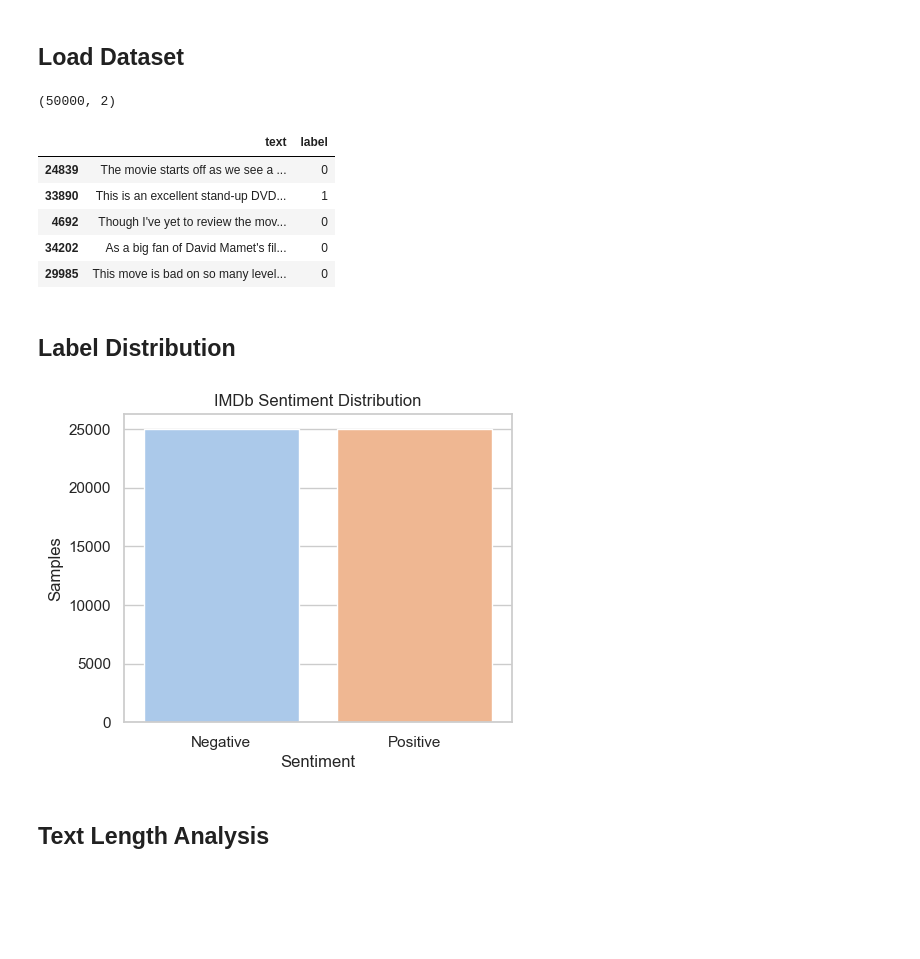
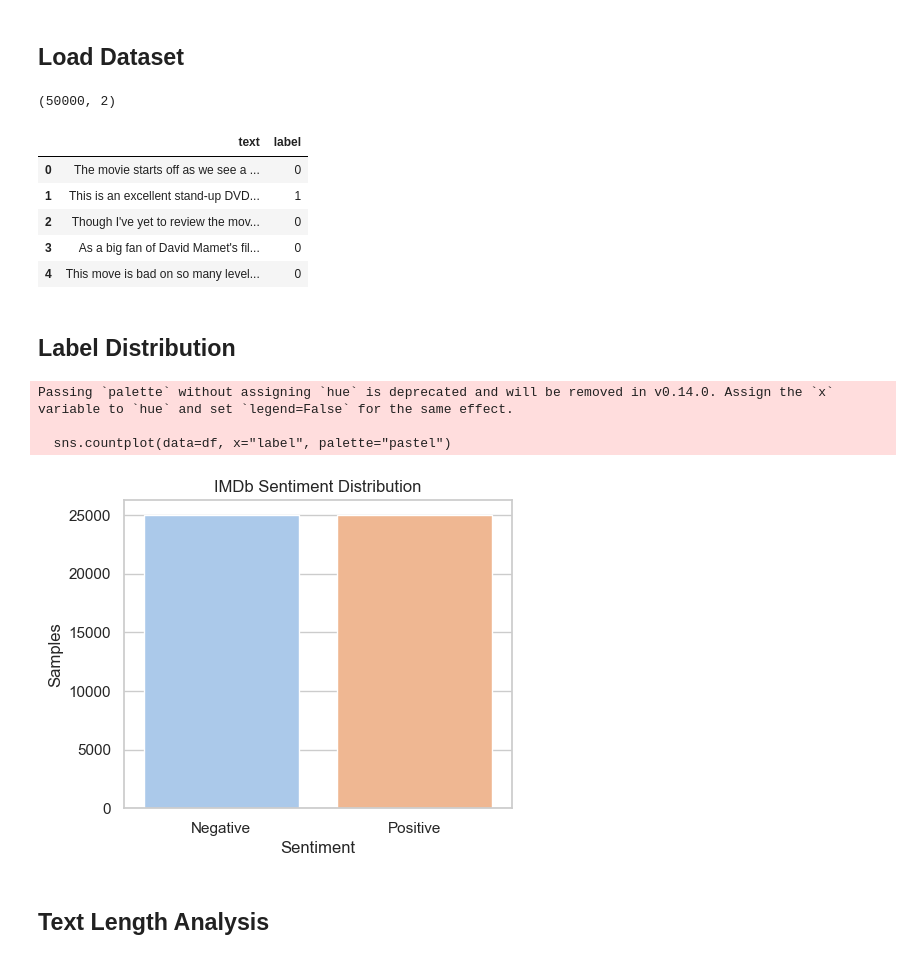
Before and after one commit to naghamo/deltaf1-hybrid-active-learning, a Jupyter notebook: eda_preprocessing/02_imdb_eda.ipynb, the cells around one changed output. Saved outputs shown, nothing was run; the diff lists cells and outputs as text; code cells hidden in the pictures; blank space fills up the shorter version.

```diff
--- a/eda_preprocessing/02_imdb_eda.ipynb
+++ b/eda_preprocessing/02_imdb_eda.ipynb
@@ -9,18 +9,19 @@ sns.set(style="whitegrid")
 # %% [markdown]
 ## Load Dataset
 # %%
-df_train, df_val, df_test = load_imdb()
+_,(df_train, df_val, df_test) = load_imdb()
+
 df = pd.concat([df_train, df_val, df_test])
 print(df.shape)
 df.head()
 # %% [output]
 (50000, 2)
 |  | text | label |
-| 24839 | The movie starts off as we see a ... | 0 |
-| 33890 | This is an excellent stand-up DVD... | 1 |
-| 4692 | Though I've yet to review the mov... | 0 |
-| 34202 | As a big fan of David Mamet's fil... | 0 |
-| 29985 | This move is bad on so many level... | 0 |
+| 0 | The movie starts off as we see a ... | 0 |
+| 1 | This is an excellent stand-up DVD... | 1 |
+| 2 | Though I've yet to review the mov... | 0 |
+| 3 | As a big fan of David Mamet's fil... | 0 |
+| 4 | This move is bad on so many level... | 0 |
 # %% [markdown]
 ##  Label Distribution
 # %%
@@ -32,6 +33,9 @@ plt.ylabel("Samples")
 plt.xlabel("Sentiment")
 plt.show()
 # %% [output]
+Passing `palette` without assigning `hue` is deprecated and will be removed in v0.14.0. Assign the `x` variable to `hue` and set `legend=False` for the same effect.
+
+  sns.countplot(data=df, x="label", palette="pastel")
 [figure]
 # %% [markdown]
 ##  Text Length Analysis
```
Also changed, not shown: parts of 2 cells of this notebook, 1 other file.
